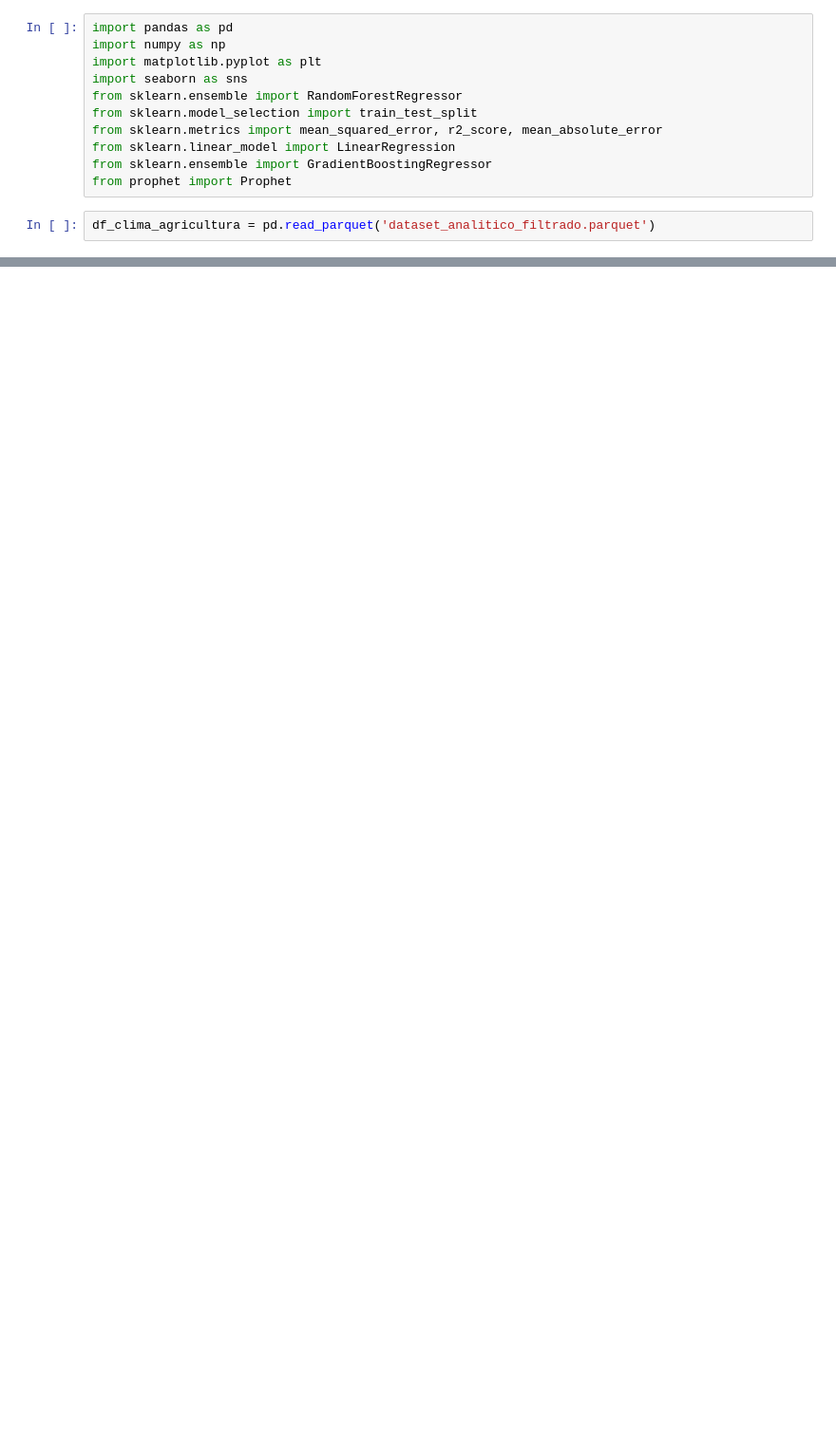
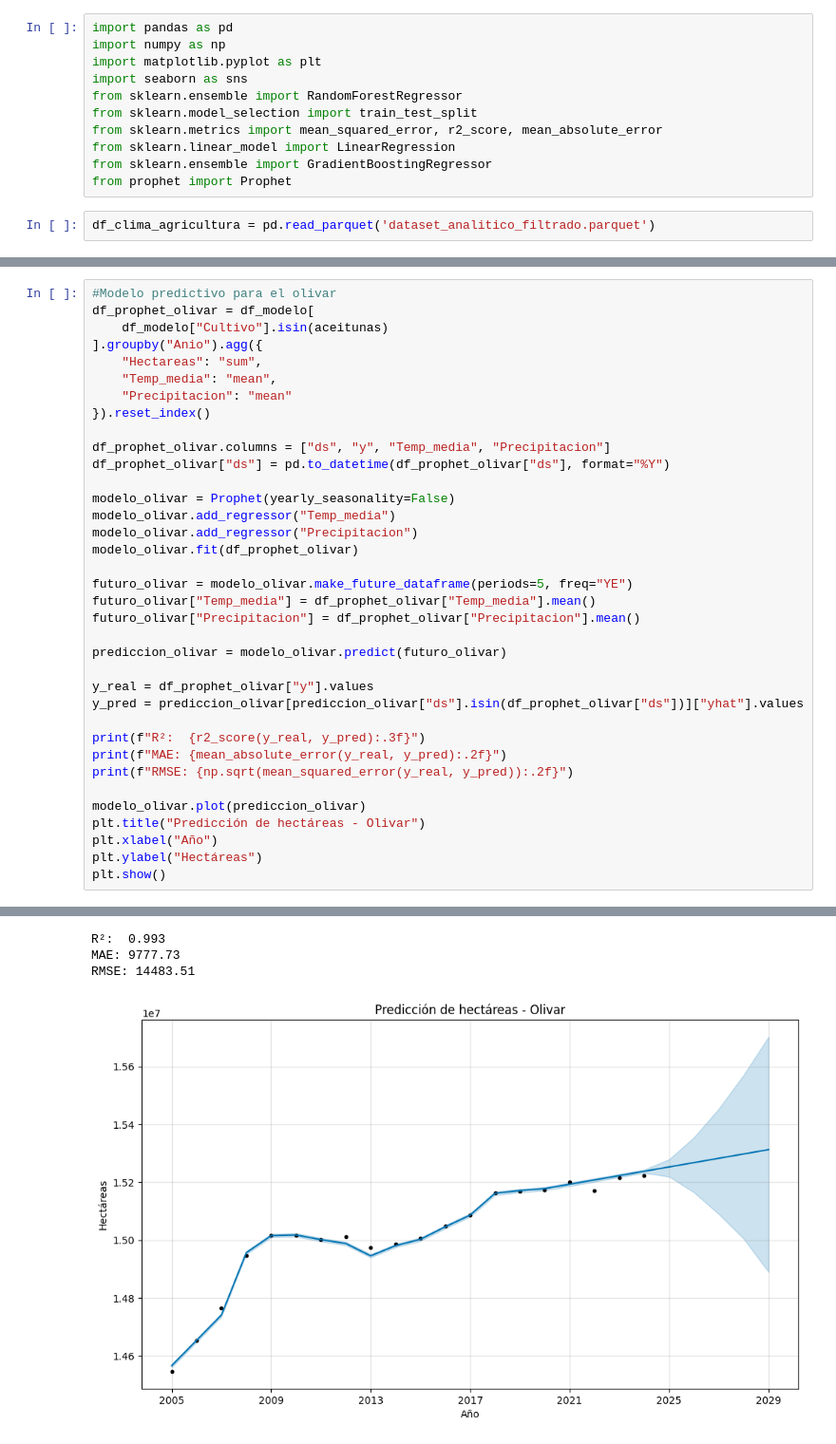
Before and after one commit to RosaSierr0609/Impacto-del-clima-en-la-agricultura-, a Jupyter notebook: 4. Machine Learning.ipynb, the cells around one changed output, grey strips where cells are left out. Shown at 95% size. Drawn from its saved outputs; the diff is of its cells as text; blank space fills up the shorter version.

```diff
--- a/4. Machine Learning.ipynb
+++ b/4. Machine Learning.ipynb
@@ -573,0 +85,37 @@ RMSE: 14483.51
+# %%
+#Modelo predictivo para el olivar
+df_prophet_olivar = df_modelo[
+    df_modelo["Cultivo"].isin(aceitunas)
+].groupby("Anio").agg({
+    "Hectareas": "sum",
+    "Temp_media": "mean",
+    "Precipitacion": "mean"
+}).reset_index()
+
+df_prophet_olivar.columns = ["ds", "y", "Temp_media", "Precipitacion"]
+df_prophet_olivar["ds"] = pd.to_datetime(df_prophet_olivar["ds"], format="%Y")
+
+modelo_olivar = Prophet(yearly_seasonality=False)
+modelo_olivar.add_regressor("Temp_media")
+modelo_olivar.add_regressor("Precipitacion")
+modelo_olivar.fit(df_prophet_olivar)
+
+futuro_olivar = modelo_olivar.make_future_dataframe(periods=5, freq="YE")
+futuro_olivar["Temp_media"] = df_prophet_olivar["Temp_media"].mean()
+futuro_olivar["Precipitacion"] = df_prophet_olivar["Precipitacion"].mean()
+
+prediccion_olivar = modelo_olivar.predict(futuro_olivar)
+
+y_real = df_prophet_olivar["y"].values
+y_pred = prediccion_olivar[prediccion_olivar["ds"].isin(df_prophet_olivar["ds"])]["yhat"].values
+
+print(f"R²:  {r2_score(y_real, y_pred):.3f}")
+print(f"MAE: {mean_absolute_error(y_real, y_pred):.2f}")
+print(f"RMSE: {np.sqrt(mean_squared_error(y_real, y_pred)):.2f}")
+
+modelo_olivar.plot(prediccion_olivar)
+plt.title("Predicción de hectáreas - Olivar")
+plt.xlabel("Año")
+plt.ylabel("Hectáreas")
+plt.show()
+# %% [output]
@@ -573,0 +124,4 @@ RMSE: 14483.51
+R²:  0.993
+MAE: 9777.73
+RMSE: 14483.51
+[figure, added]
```
Also changed, not shown: parts of 42 cells of this notebook.
